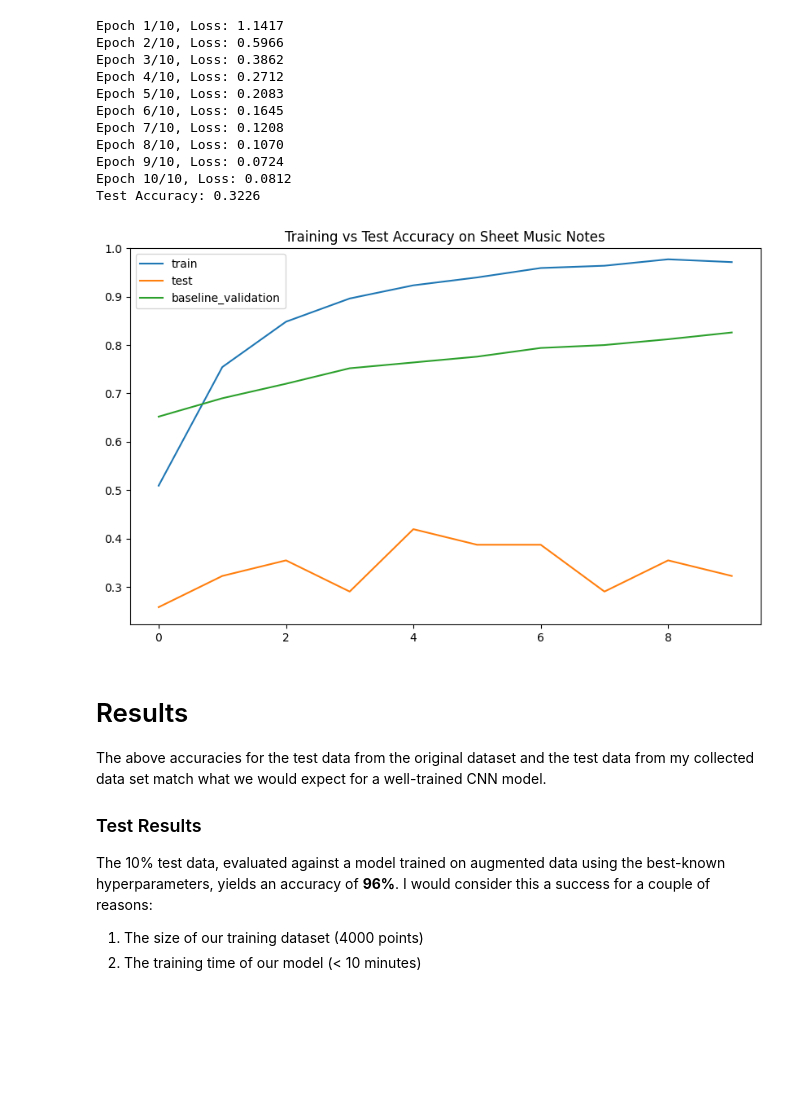
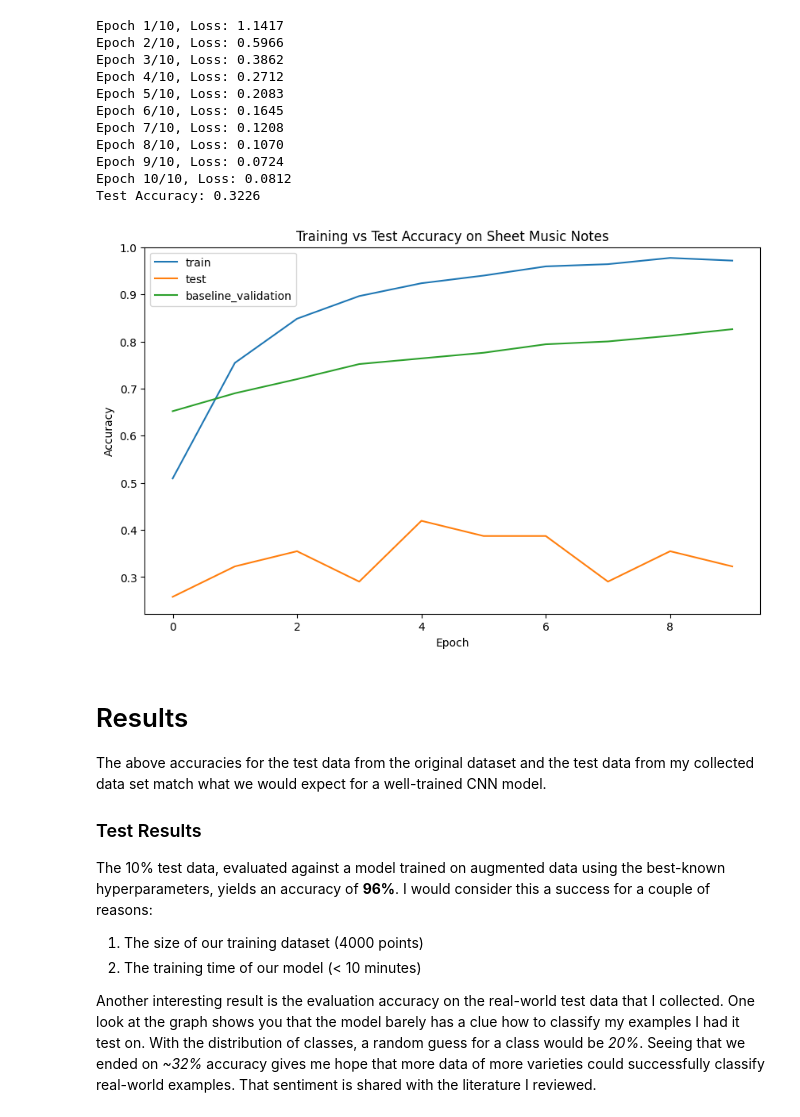
Before and after one commit to zachroyer/Music-Symbol-Classification, a Jupyter notebook: HW7.ipynb, the cells around one changed output. Cells and saved outputs as stored; diff of their text form; code cells hidden in the pictures; blank space fills up the shorter version.

```diff
--- a/HW7.ipynb
+++ b/HW7.ipynb
@@ -669,14 +670,17 @@ Test Accuracy: 0.3226
 # %%
 plt.figure(figsize=(10,6))
 plt.title("Training vs Test Accuracy on Sheet Music Notes")
 plt.plot(train_acc, label='train')
 plt.plot(test_acc, label='test')
 plt.plot(baseline_val_accuracy, label='baseline_validation')
+
+plt.xlabel('Epoch')
+plt.ylabel('Accuracy')
 plt.ylim(top=1)
 plt.legend()
 plt.show()
 # %% [output]
-[figure, old version]
+[figure, new version]
 # %% [markdown]
 # Results
 The above accuracies for the test data from the original dataset and the test data from my collected data set match what we would expect for a well-trained CNN model.
@@ -685,3 +689,7 @@ The above accuracies for the test data from the original dataset and the test da
 The 10% test data, evaluated against a model trained on augmented data using the best-known hyperparameters, yields an accuracy of **96%**. I would consider this a success for a couple of reasons:
 1. The size of our training dataset (4000 points)
 2. The training time of our model (< 10 minutes)
+
+
+Another interesting result is the evaluation accuracy on the real-world test data that I collected. One look at the graph shows you that the model barely has a clue how to classify my examples I had it test on.
+With the distribution of classes, a random guess for a class would be *20%*. Seeing that we ended on *~32%* accuracy gives me hope that more data of more varieties could successfully classify real-world examples. That sentiment is shared with the literature I reviewed.
```
Also changed, not shown: parts of 4 cells of this notebook.
